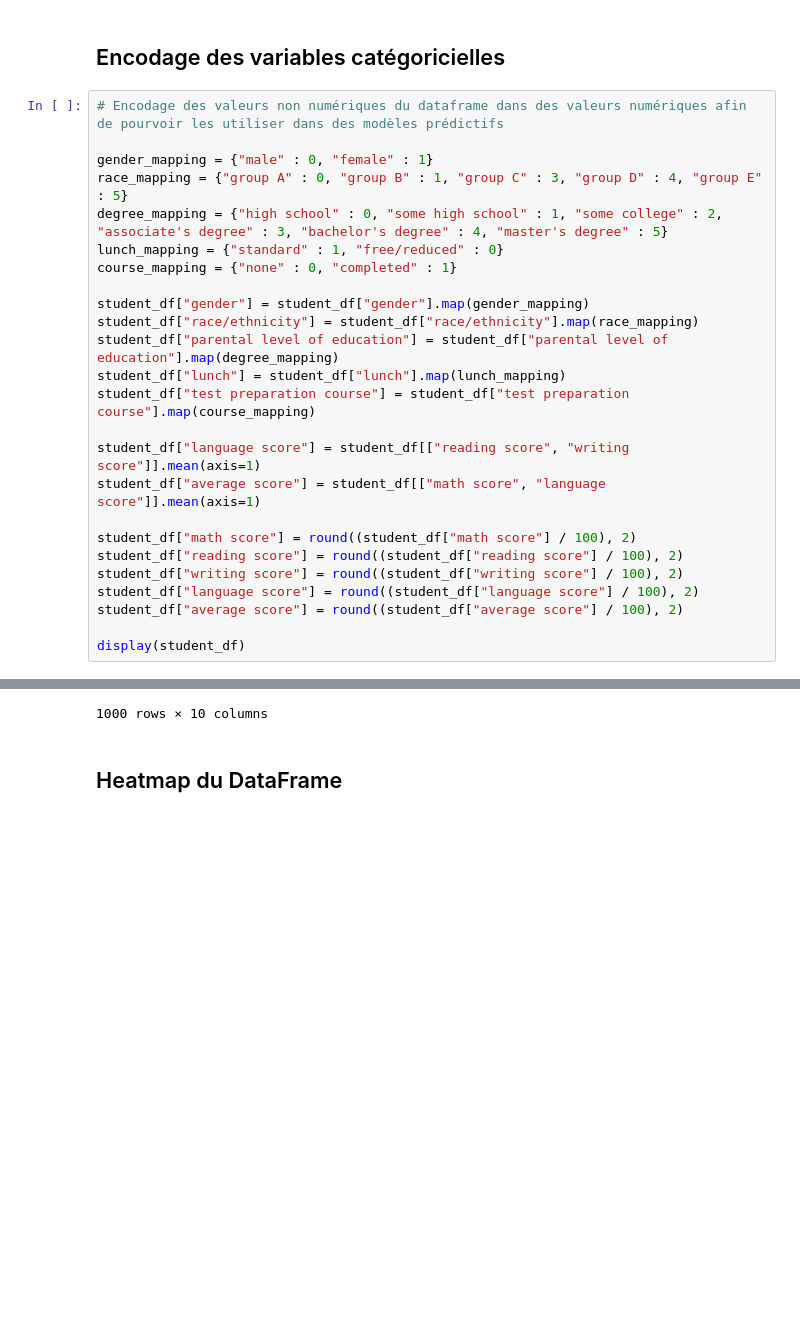
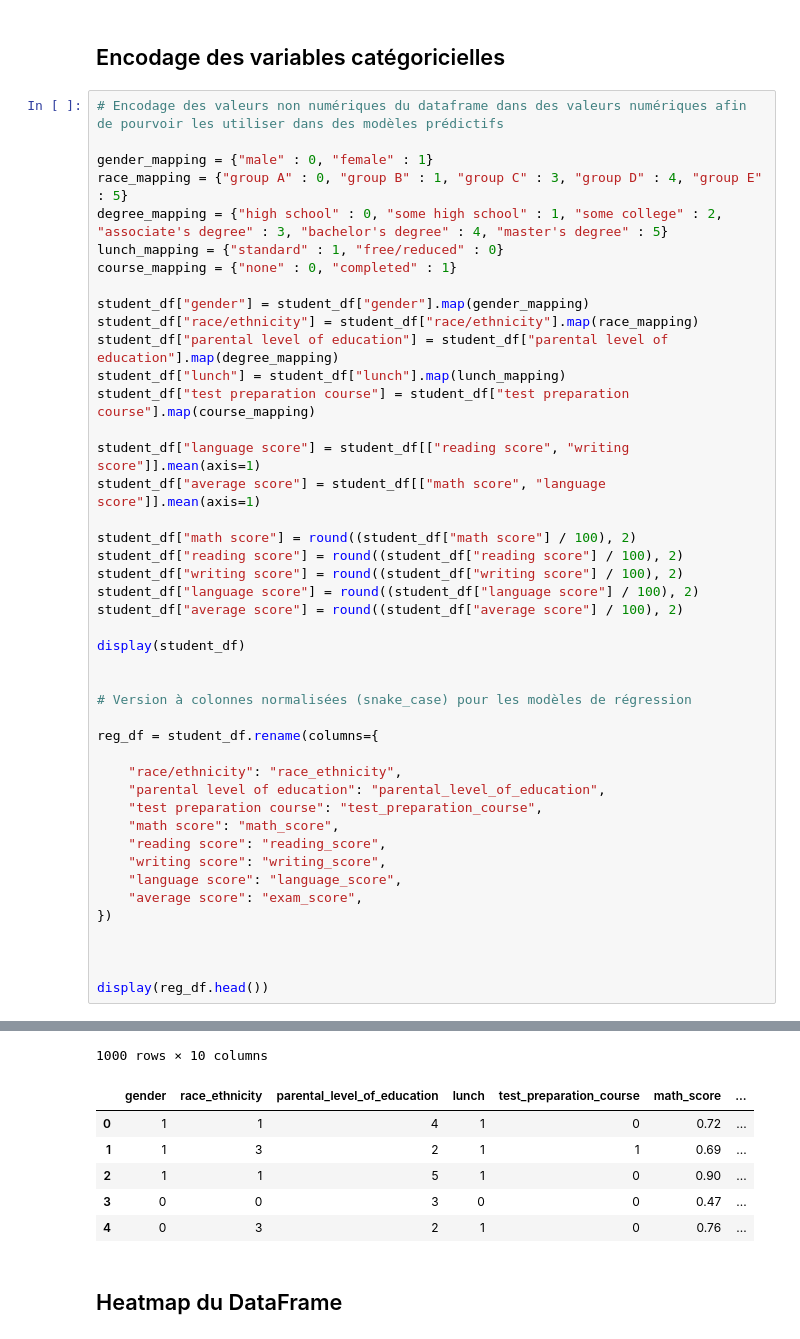
Before and after one commit to Dorsumsellae/Programmation-avancee-Projet-d-examen-Students-Performance-in-Exams, a Jupyter notebook: notebooks/03_Nettoyage.ipynb, the cells around one changed output, grey strips where cells are left out. Drawn from its saved outputs; the diff is of its cells as text; blank space fills up the shorter version.

```diff
--- a/notebooks/03_Nettoyage.ipynb
+++ b/notebooks/03_Nettoyage.ipynb
@@ -66,33 +66,58 @@ course_mapping = {"none" : 0, "completed" : 1}
 student_df["gender"] = student_df["gender"].map(gender_mapping)
 student_df["race/ethnicity"] = student_df["race/ethnicity"].map(race_mapping)
 student_df["parental level of education"] = student_df["parental level of education"].map(degree_mapping)
 student_df["lunch"] = student_df["lunch"].map(lunch_mapping)
 student_df["test preparation course"] = student_df["test preparation course"].map(course_mapping)
 
 student_df["language score"] = student_df[["reading score", "writing score"]].mean(axis=1)
 student_df["average score"] = student_df[["math score", "language score"]].mean(axis=1)
 
 student_df["math score"] = round((student_df["math score"] / 100), 2)
 student_df["reading score"] = round((student_df["reading score"] / 100), 2)
 student_df["writing score"] = round((student_df["writing score"] / 100), 2)
 student_df["language score"] = round((student_df["language score"] / 100), 2)
 student_df["average score"] = round((student_df["average score"] / 100), 2)
 
 display(student_df)
+
+
+# Version à colonnes normalisées (snake_case) pour les modèles de régression
+
+reg_df = student_df.rename(columns={
+
+    "race/ethnicity": "race_ethnicity",
+    "parental level of education": "parental_level_of_education",
+    "test preparation course": "test_preparation_course",
+    "math score": "math_score",
+    "reading score": "reading_score",
+    "writing score": "writing_score",
+    "language score": "language_score",
+    "average score": "exam_score",
+})
+
+
+
+display(reg_df.head())
 # %% [output]
 |  | gender | race/ethnicity | parental level of education | lunch | test preparation course | math score | ... |
 | 0 | 1 | 1 | 4 | 1 | 0 | 0.72 | ... |
 | 1 | 1 | 3 | 2 | 1 | 1 | 0.69 | ... |
 | 2 | 1 | 1 | 5 | 1 | 0 | 0.90 | ... |
 | 3 | 0 | 0 | 3 | 0 | 0 | 0.47 | ... |
 | 4 | 0 | 3 | 2 | 1 | 0 | 0.76 | ... |
 | ... | ... | ... | ... | ... | ... | ... | ... |
 | 995 | 1 | 5 | 5 | 1 | 1 | 0.88 | ... |
 | 996 | 0 | 3 | 0 | 0 | 0 | 0.62 | ... |
 | 997 | 1 | 3 | 0 | 0 | 1 | 0.59 | ... |
 | 998 | 1 | 4 | 2 | 1 | 1 | 0.68 | ... |
 | 999 | 1 | 4 | 2 | 0 | 0 | 0.77 | ... |
 1000 rows × 10 columns
+|  | gender | race_ethnicity | parental_level_of_education | lunch | test_preparation_course | math_score | ... |
+| 0 | 1 | 1 | 4 | 1 | 0 | 0.72 | ... |
+| 1 | 1 | 3 | 2 | 1 | 1 | 0.69 | ... |
+| 2 | 1 | 1 | 5 | 1 | 0 | 0.90 | ... |
+| 3 | 0 | 0 | 3 | 0 | 0 | 0.47 | ... |
+| 4 | 0 | 3 | 2 | 1 | 0 | 0.76 | ... |
 # %% [markdown]
 ## Heatmap du DataFrame
 # %%
```
Also changed, not shown: parts of 2 cells of this notebook.
